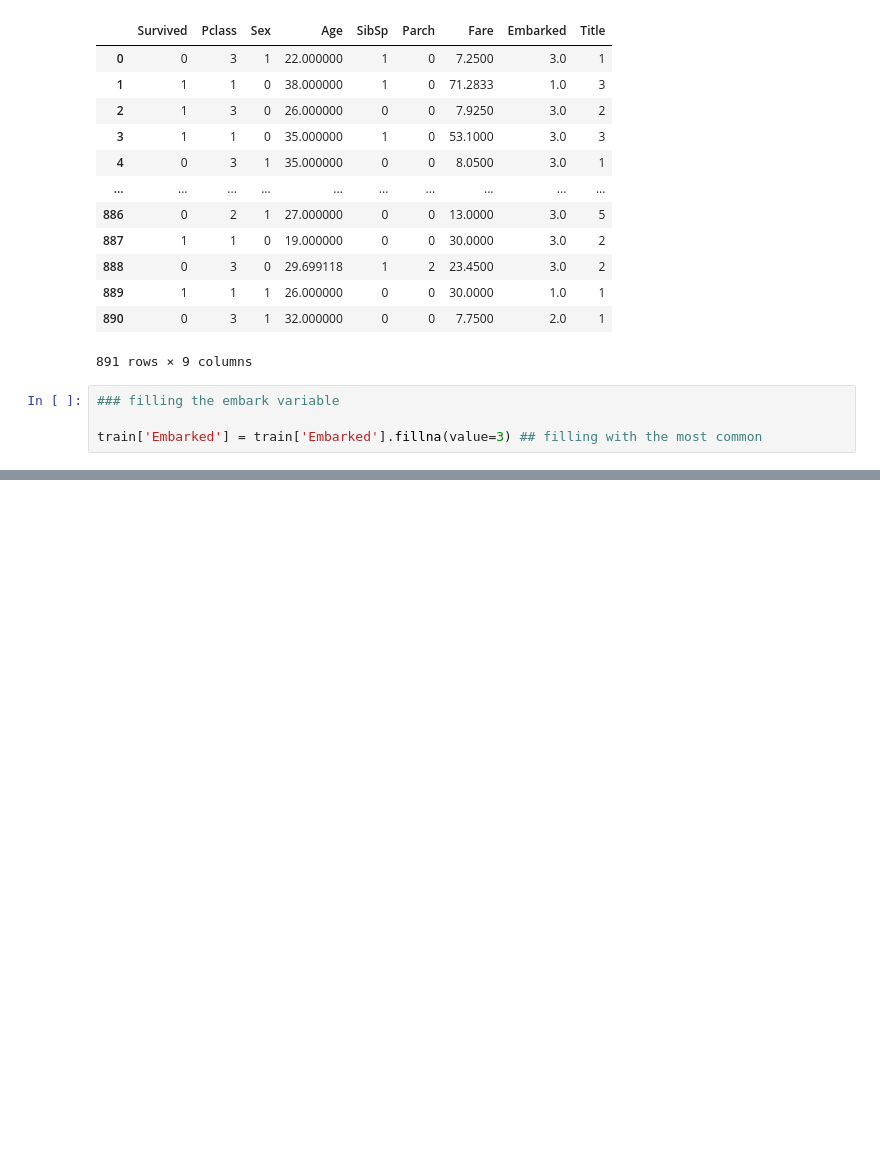
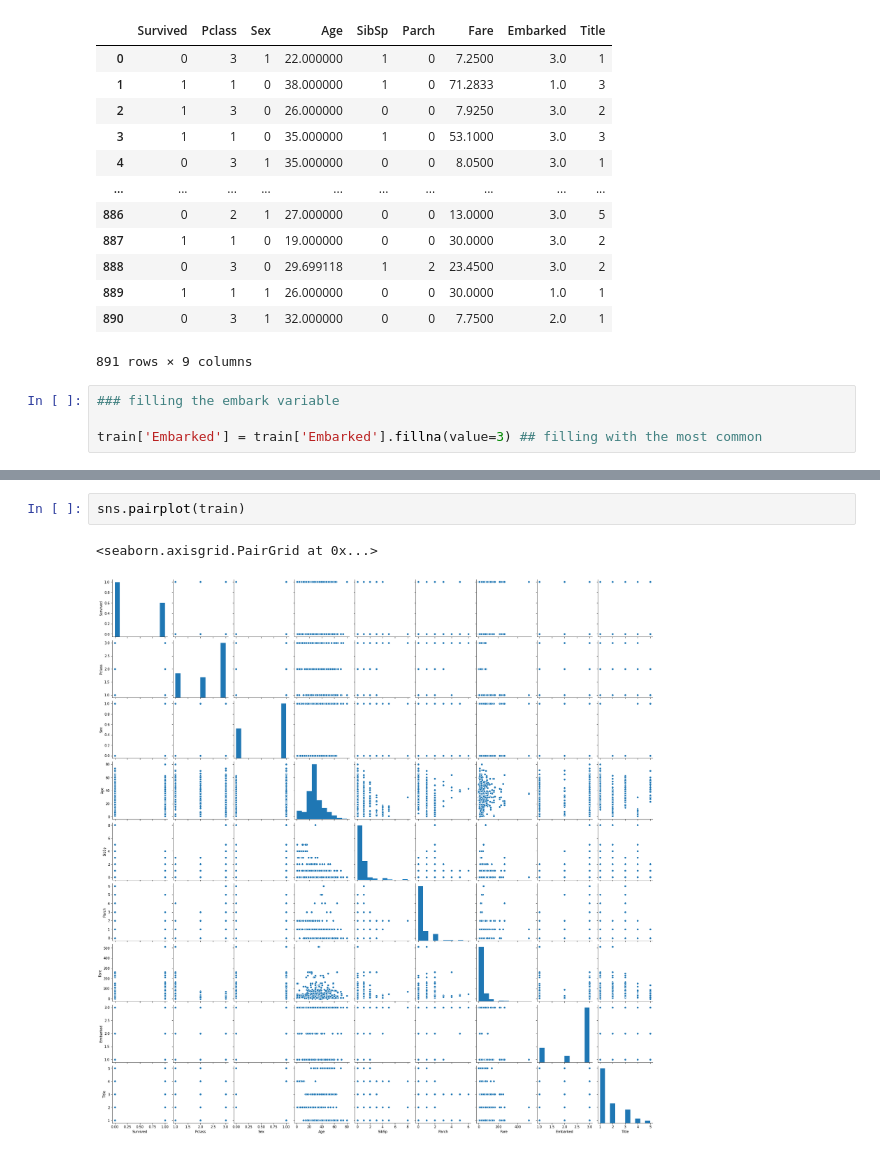
Before and after one commit to RifatM97/ML-group-project, a Jupyter notebook: TITANIC.ipynb, the cells around one changed output, grey strips where cells are left out. Cells and saved outputs as stored; diff of their text form; blank space fills up the shorter version.

```diff
--- a/TITANIC.ipynb
+++ b/TITANIC.ipynb
@@ -424,3 +431,8 @@ train['Embarked'] = train['Embarked'].fillna(value=3) ## filling with the most c
+# %%
+sns.pairplot(train)
+# %% [output]
+<seaborn.axisgrid.PairGrid at 0x...>
+[figure, added]
 # %%
 ####################### ML model #########################
 
```
Also changed, not shown: parts of 28 cells of this notebook.
